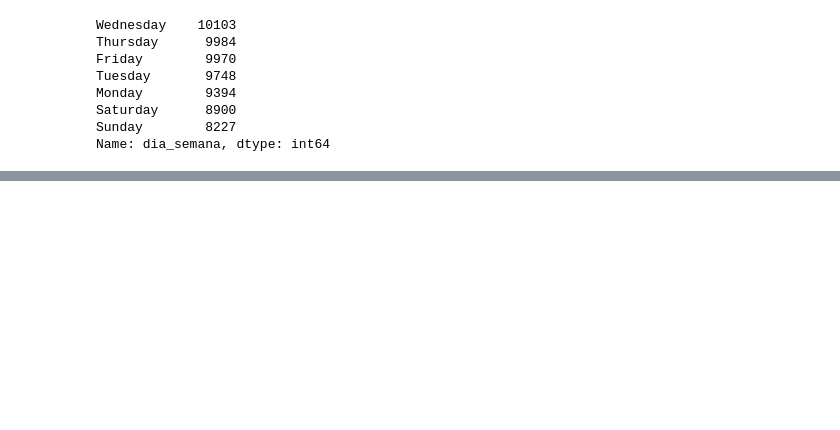
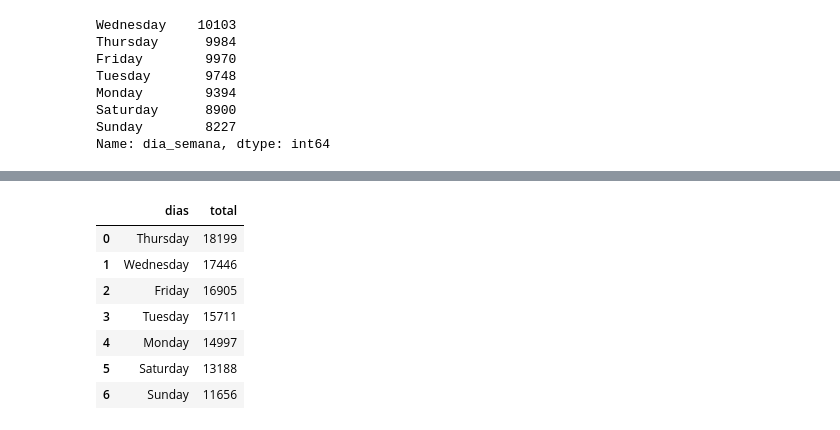
Before and after one commit to gabrielcn/Bike_Sharing, a Jupyter notebook: cyclistic_bike_share.ipynb, the cells around one changed output, grey strips where cells are left out. Saved outputs shown, nothing was run; the diff lists cells and outputs as text; code cells hidden in the pictures; blank space fills up the shorter version.

```diff
--- a/cyclistic_bike_share.ipynb
+++ b/cyclistic_bike_share.ipynb
@@ -183,0 +217,12 @@ Name: dia_semana, dtype: int64
+# %%
+df_qtd_viagem_por_dia_chicago.columns = ["dias", "total"]
+df_qtd_viagem_por_dia_chicago
+# %% [output]
+|  | dias | total |
+| 0 | Thursday | 18199 |
+| 1 | Wednesday | 17446 |
+| 2 | Friday | 16905 |
+| 3 | Tuesday | 15711 |
+| 4 | Monday | 14997 |
+| 5 | Saturday | 13188 |
+| 6 | Sunday | 11656 |
```
Also changed, not shown: parts of 13 cells of this notebook.
